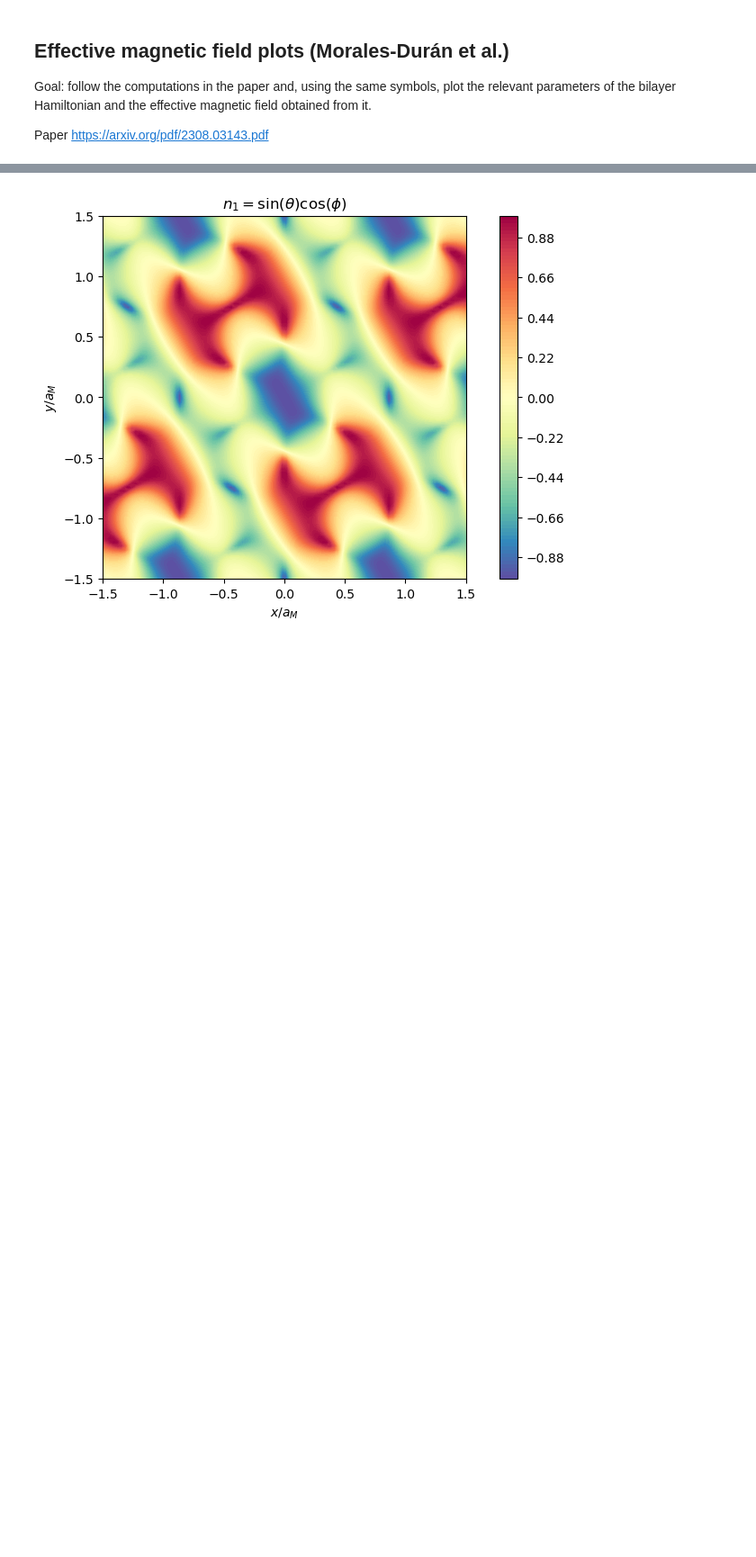
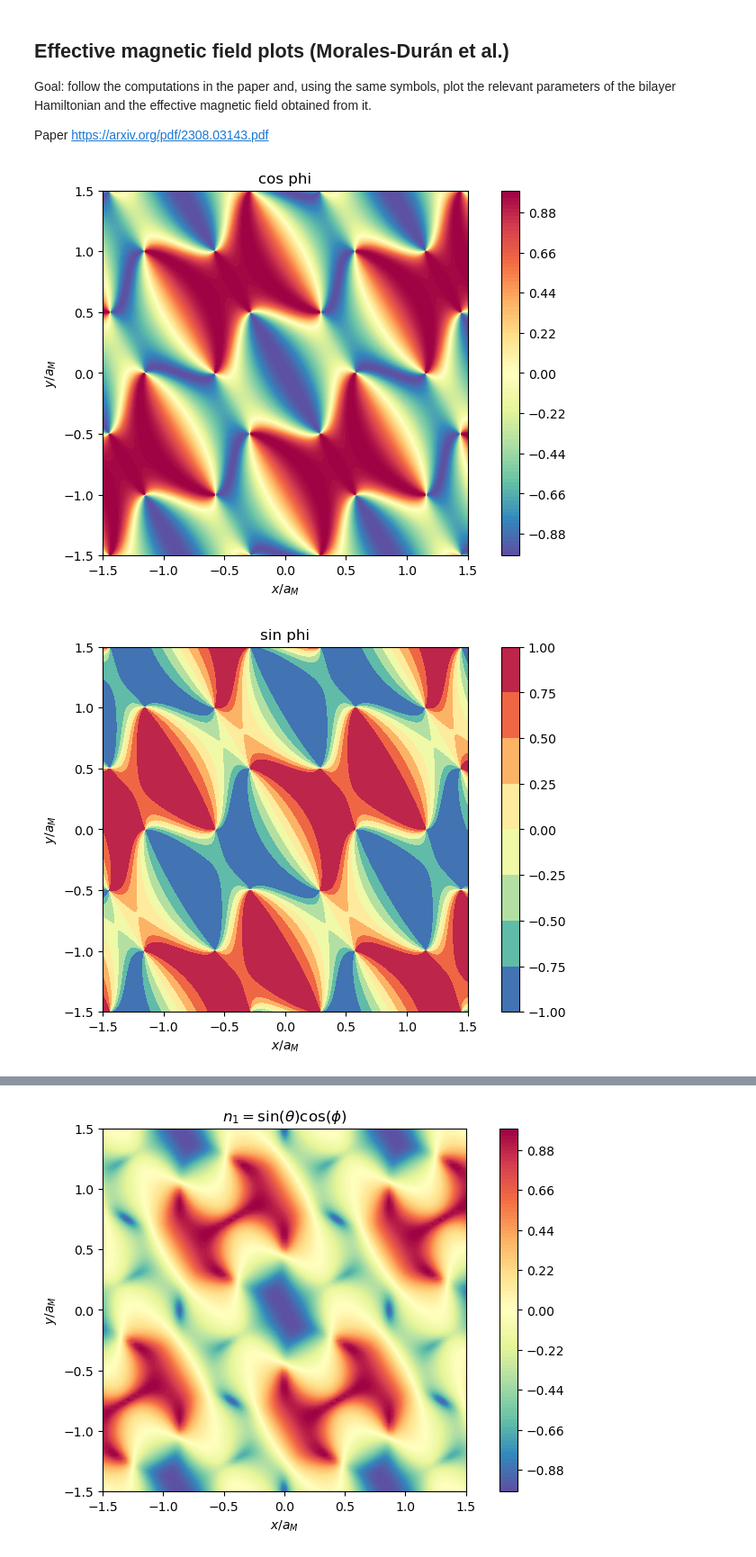
Before and after one commit to DaanTimmers/DT_Part_III_Project, a Jupyter notebook: Gauge field.ipynb, the cells around one changed output, grey strips where cells are left out. Shown at 90% size. Drawn from its saved outputs; the diff is of its cells as text; code cells hidden in the pictures; blank space fills up the shorter version.

```diff
--- a/Gauge field.ipynb
+++ b/Gauge field.ipynb
@@ -182,3 +190,65 @@ bilayer.unitary()
 bilayer.gaugeMatrix()
 bilayer.angles()
 bilayer.alternativeB()
+# %%
+phi = bilayer.phi
+phi_x, phi_y = np.gradient(phi, 2 * bilayer.xMax/(bilayer.N - 1), axis=(1,0))
+cos_phi = bilayer.n[0] / np.sin(bilayer.theta)
+sin_phi = bilayer.n[1] / np.sin(bilayer.theta)
+
+phi_x2 = np.zeros((bilayer.N, bilayer.N))
+phi_y2 = np.zeros((bilayer.N, bilayer.N))
+sin_x, sin_y = np.gradient(sin_phi, 2 * bilayer.xMax/(bilayer.N - 1), axis=(1,0))
+cos_x, cos_y = np.gradient(cos_phi, 2 * bilayer.xMax/(bilayer.N - 1), axis=(1,0))
+for i in range(bilayer.N):
+    for j in range(bilayer.N):
+        if -0.1 < cos_phi[i,j] < 0.1:
+            phi_x2[i,j] = cos_x[i,j] / (-sin_phi[i,j])
+            phi_y2[i,j] = cos_y[i,j] / (-sin_phi[i,j])
+        else:
+            phi_x2[i,j] = sin_x[i,j] / (cos_phi[i,j])
+            phi_y2[i,j] = sin_y[i,j] / (cos_phi[i,j])
+
+
+fig, ax = plt.subplots(layout='constrained')
+
+ax.set_aspect('equal')
+ax.set_title('cos phi')
+ax.set_xlabel('$x/a_M$')
+ax.set_ylabel('$y/a_M$')
+contours = ax.contourf(bilayer.xx / bilayer.aM, bilayer.yy / bilayer.aM, cos_phi, 100, cmap='Spectral_r')
+cbar = fig.colorbar(contours)
+plt.show()
+
+fig, ax = plt.subplots(layout='constrained')
+
+ax.set_aspect('equal')
+ax.set_title('sin phi')
+ax.set_xlabel('$x/a_M$')
+ax.set_ylabel('$y/a_M$')
+contours = ax.contourf(bilayer.xx / bilayer.aM, bilayer.yy / bilayer.aM, sin_phi, cmap='Spectral_r')
+cbar = fig.colorbar(contours)
+plt.show()
+
+fig, ax = plt.subplots(layout='constrained')
+
+ax.set_aspect('equal')
+ax.set_title('phi_x')
+ax.set_xlabel('$x/a_M$')
+ax.set_ylabel('$y/a_M$')
+contours = ax.contourf(bilayer.xx / bilayer.aM, bilayer.yy / bilayer.aM, phi_x, 100, cmap='Spectral_r')
+cbar = fig.colorbar(contours)
+plt.show()
+
+fig, ax = plt.subplots(layout='constrained')
+
+ax.set_aspect('equal')
+ax.set_title('phi_x')
+ax.set_xlabel('$x/a_M$')
+ax.set_ylabel('$y/a_M$')
+contours = ax.contourf(bilayer.xx / bilayer.aM, bilayer.yy / bilayer.aM, phi_y2, 100, cmap='Spectral_r')
+cbar = fig.colorbar(contours)
+plt.show()
+# %% [output]
+[figure, added]
+[figure, added]
```
Also changed, not shown: parts of 7 cells of this notebook, 1 other file.
